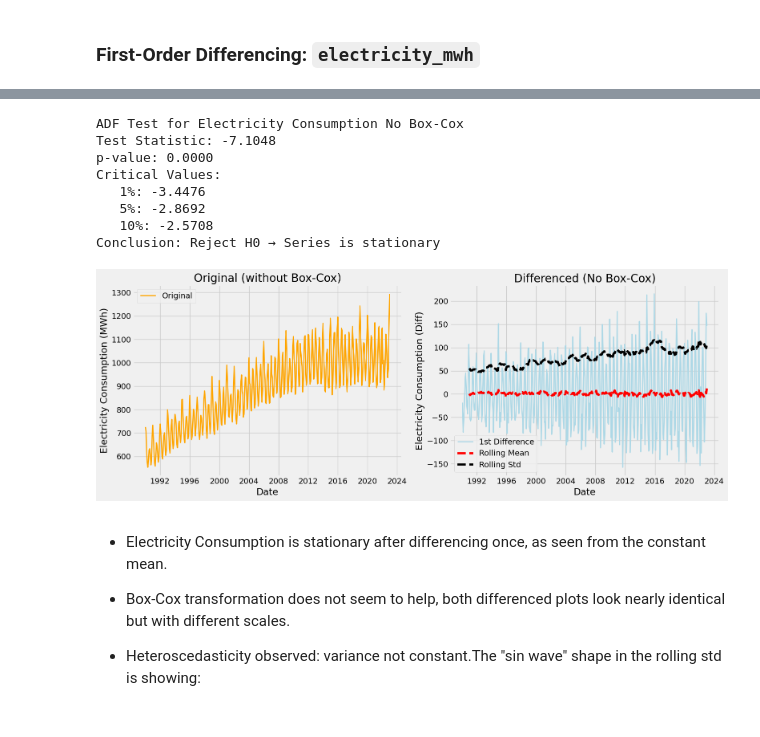
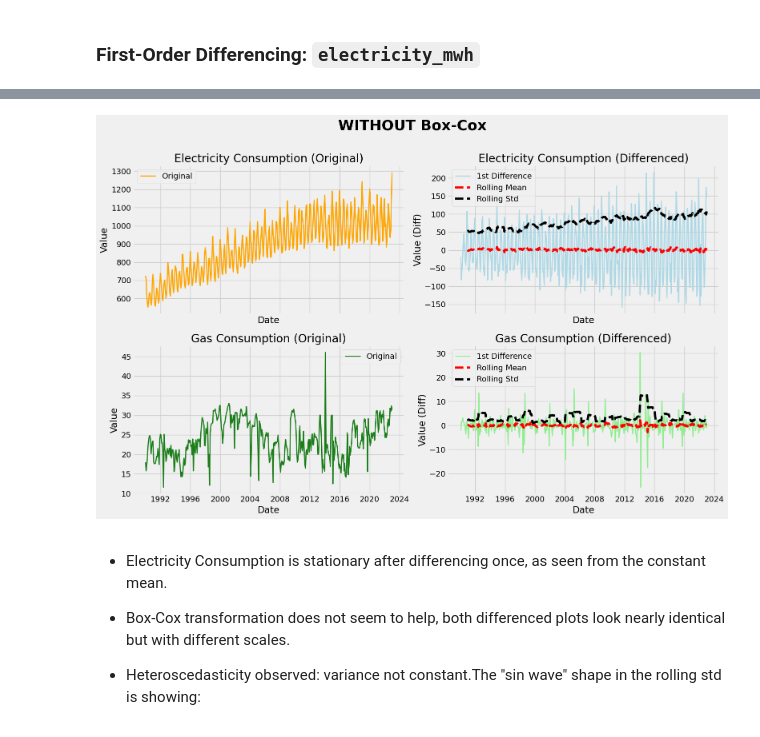
Before and after one commit to lokejer/AIML-clustering-timeseries, a Jupyter notebook: p2510707_CA2_PartB_JeromeLoke.ipynb, the cells around one changed output, grey strips where cells are left out. Drawn from its saved outputs; the diff is of its cells as text; code cells hidden in the pictures.

```diff
--- a/p2510707_CA2_PartB_JeromeLoke.ipynb
+++ b/p2510707_CA2_PartB_JeromeLoke.ipynb
@@ -523,29 +506,49 @@ Conclusion: Reject H0 → Series is stationary
 # %%
-df["electricity_diff1_noBc"] = df["electricity_mwh"].diff()
-adf_test(df['electricity_diff1_noBc'], "Electricity Consumption No Box-Cox")
+# first-order differencing before Box–Cox
+df['electricity_noBc_diff1'] = df['electricity_mwh'].diff()
+df['gas_noBc_diff1'] = df['gas_tons'].diff()
 
-# plot
-plt.figure(figsize=(16,6))
+fig, ax = plt.subplots(2, 2, figsize=(16, 10), sharex=True)
 
-# original
-plt.subplot(1,2,1)
-plot_series(df["electricity_mwh"], title="Original (without Box-Cox)", color=cons_pal["electricity_mwh"])
+# 1. Electricity
+plot_series(
+  df['electricity_mwh'],
+  title='Electricity Consumption (Original)',
+  ax=ax[0, 0],
+  color=cons_pal["electricity_mwh"]
+)
 
-# differenced (without Box Cox)
-plt.subplot(1,2,2)
-plot_series(df["electricity_diff1_noBc"], title="Differenced (No Box-Cox)", rolling_window=rolling_window, diff=True, color='lightblue')
+plot_series(
+  df['electricity_noBc_diff1'],
+  title='Electricity Consumption (Differenced)',
+  ax=ax[0, 1],
+  rolling_window=rolling_window,
+  diff=True,
+  color='lightblue'
+)
+
+# 2. Gas
+plot_series(
+  df['gas_tons'],
+  title='Gas Consumption (Original)',
+  ax=ax[1, 0],
+  color=cons_pal["gas_tons"]
+)
+
+plot_series(
+  df['gas_noBc_diff1'],
+  title='Gas Consumption (Differenced)',
+  ax=ax[1, 1],
+  rolling_window=rolling_window,
+  diff=True,
+  color='lightgreen'
+)
+
+plt.suptitle("WITHOUT Box-Cox", fontsize=26, fontweight="bold", y=1.01)
 plt.tight_layout()
 plt.show()
 # %% [output]
-ADF Test for Electricity Consumption No Box-Cox
-Test Statistic: -7.1048
-p-value: 0.0000
-Critical Values:
-   1%: -3.4476
-   5%: -2.8692
-   10%: -2.5708
-Conclusion: Reject H0 → Series is stationary
-[figure, old version]
+[figure, new version]
 # %% [markdown]
 - Electricity Consumption is stationary after differencing once, as seen from the constant mean.
 
```
Also changed, not shown: parts of 58 cells of this notebook.
